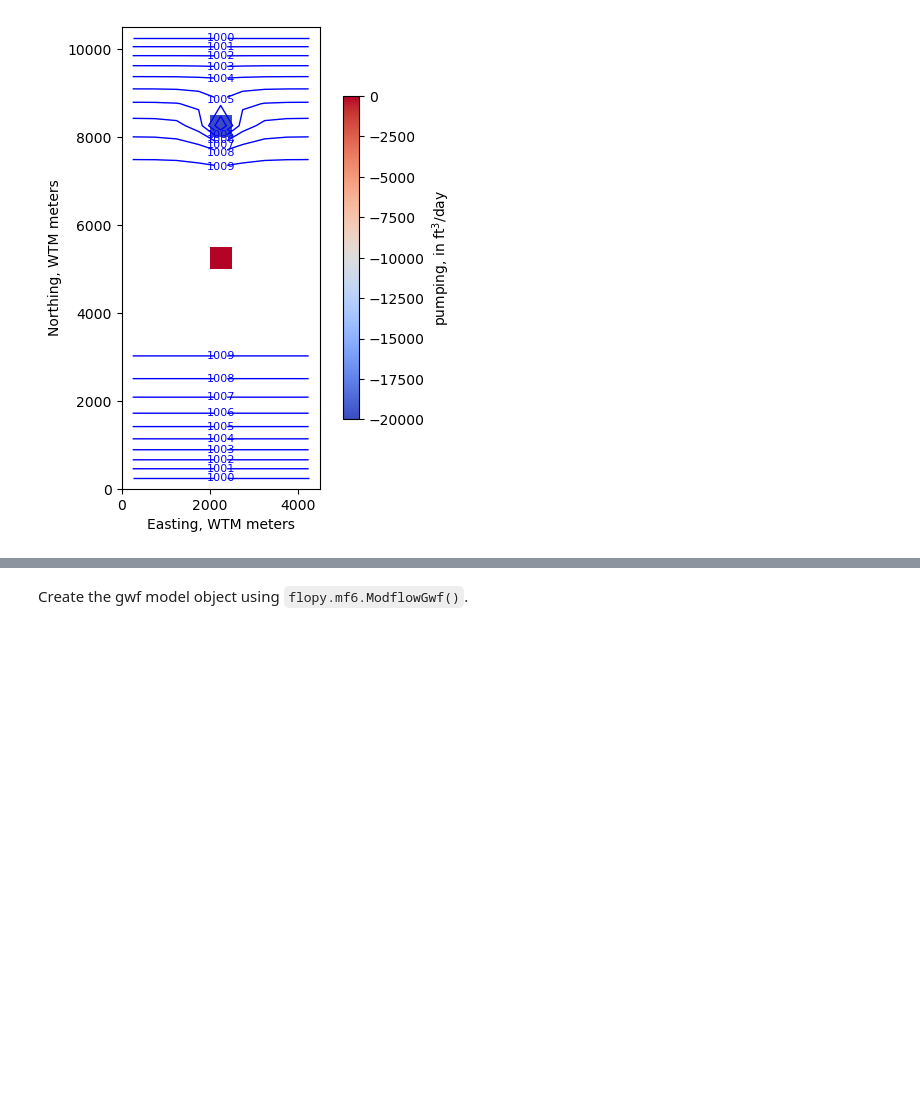
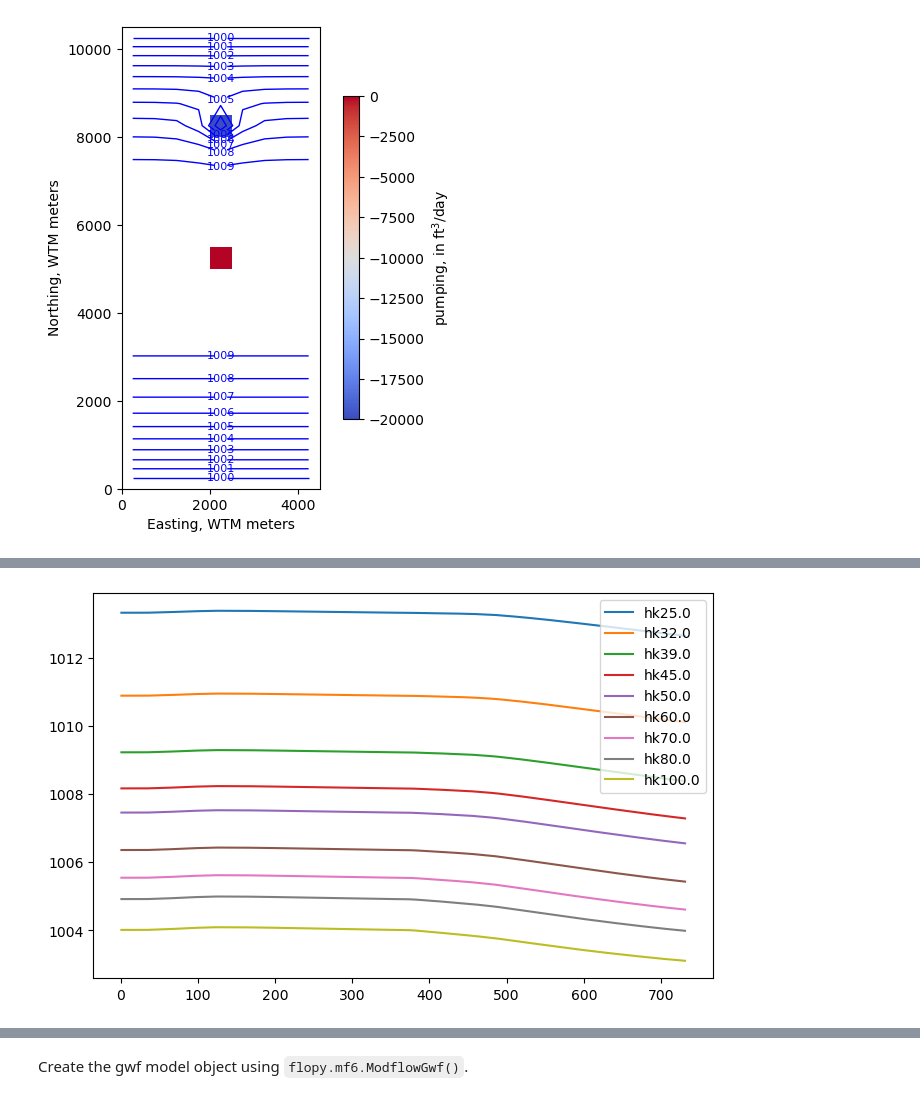
Before and after one commit to jknightusgs/python-for-hydrology_mu, a Jupyter notebook: notebooks/part1_flopy/02-Building-Post-Processing-MODFLOW6.ipynb, the cells around one changed output, grey strips where cells are left out. Saved outputs shown, nothing was run; the diff lists cells and outputs as text; code cells hidden in the pictures; blank space fills up the shorter version.

```diff
--- a/notebooks/part1_flopy/02-Building-Post-Processing-MODFLOW6.ipynb
+++ b/notebooks/part1_flopy/02-Building-Post-Processing-MODFLOW6.ipynb
@@ -174,0 +157,2 @@ time_units
+# %%
+sim.run_simulation(silent=True)
@@ -174,0 +188,16 @@ time_units
+# %%
+hdsdict = {}
+for kval in [25., 32., 39., 45., 50., 60., 70., 80., 100.]:
+    m.npf.k = kval
+    m.npf.write()
+    sim.run_simulation(silent=True)
+    hds = m.output.head()
+    ts = hds.get_ts((0, 4, 3))
+    hdsdict["hk{0}".format(kval)] = ts[:, 1]
+# %%
+f, ax = plt.subplots(1,1,figsize=(8,5), dpi=100)
+for hkval, ts in hdsdict.items():
+    ax.plot(hds.get_times(), ts, label=hkval)
+    ax.legend(loc=1)
+# %% [output]
+[figure, added]
```
Also changed, not shown: parts of 20 cells of this notebook, 6 other files.
